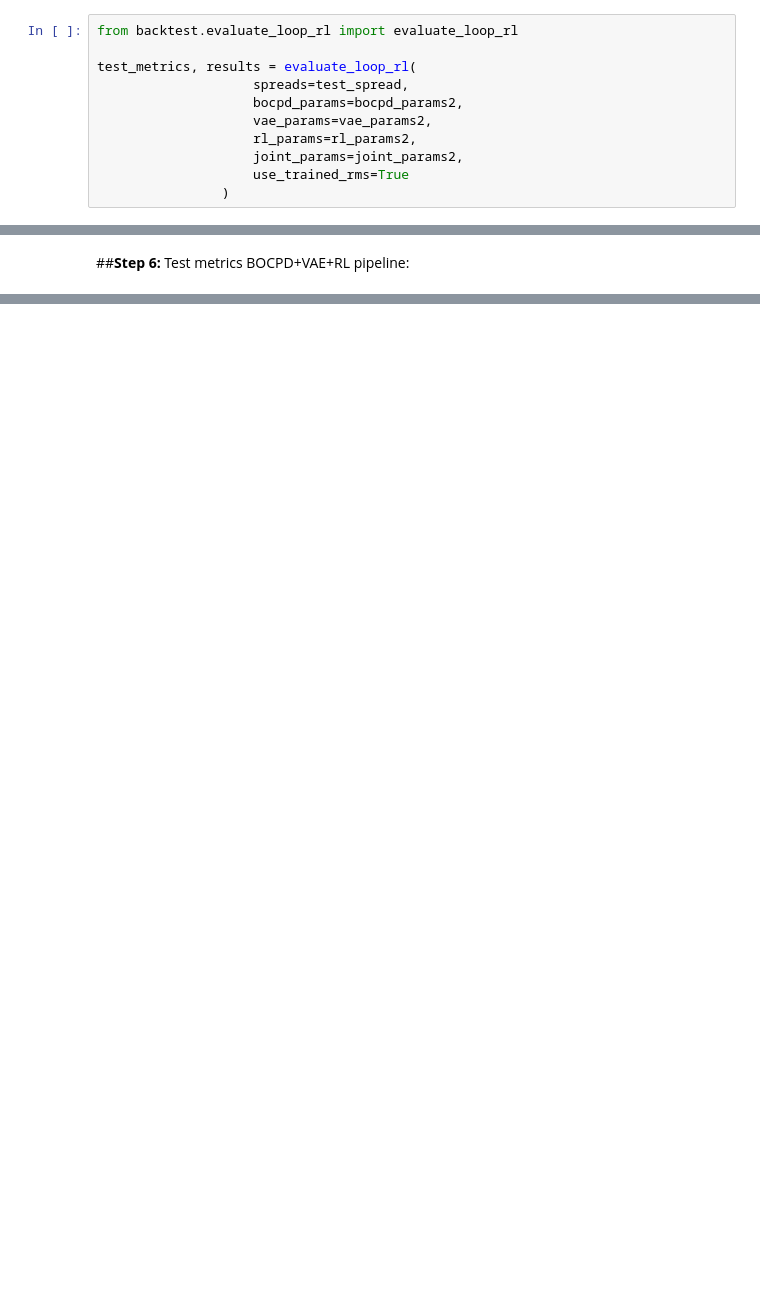
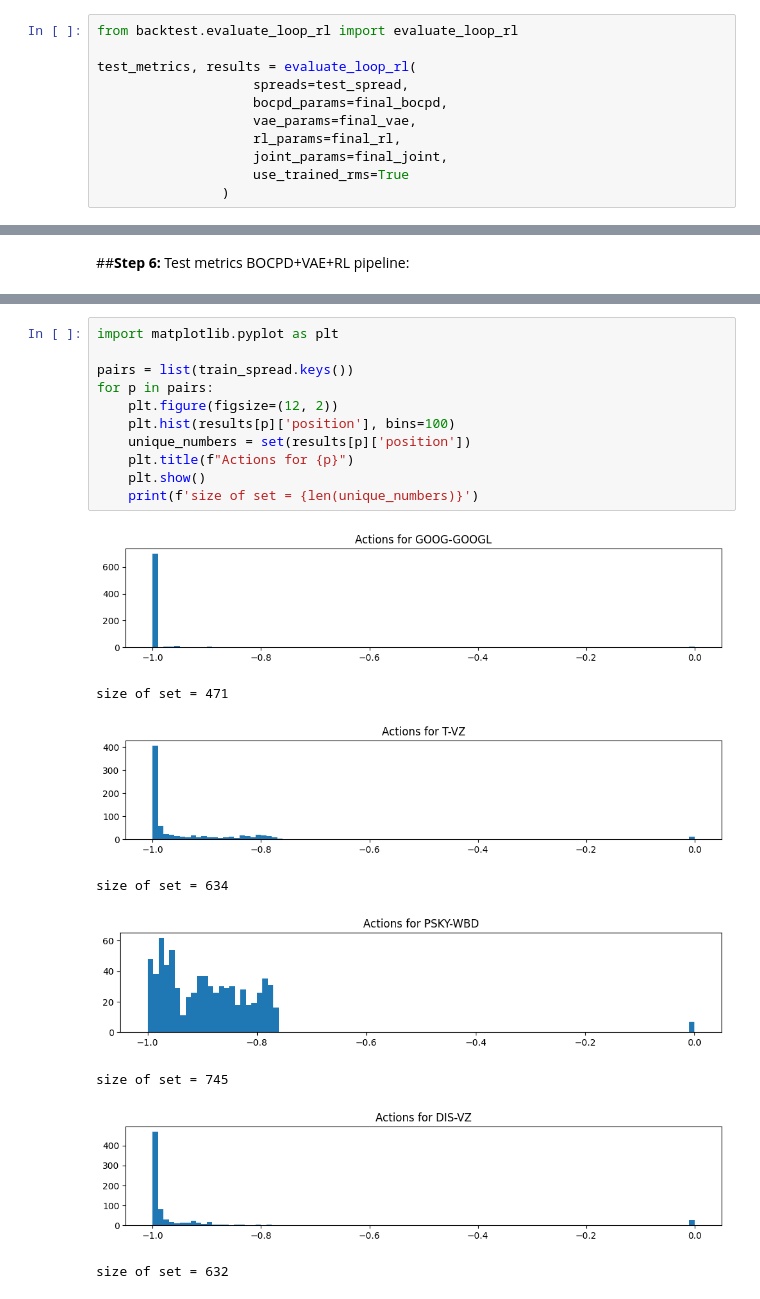
Before and after one commit to WQU-Capstone-11205/MarketNeutral_Trading_multiple_pairs, a Jupyter notebook: Notebooks/Enhanced_BOCPD_VAE_RL_pipeline_tune_train_test.ipynb, the cells around one changed output, grey strips where cells are left out. Drawn from its saved outputs; the diff is of its cells as text; blank space fills up the shorter version.

```diff
--- a/Notebooks/Enhanced_BOCPD_VAE_RL_pipeline_tune_train_test.ipynb
+++ b/Notebooks/Enhanced_BOCPD_VAE_RL_pipeline_tune_train_test.ipynb
@@ -259,10 +343,10 @@ from backtest.evaluate_loop_rl import evaluate_loop_rl
 
 test_metrics, results = evaluate_loop_rl(
                     spreads=test_spread,
-                    bocpd_params=bocpd_params2,
-                    vae_params=vae_params2,
-                    rl_params=rl_params2,
-                    joint_params=joint_params2,
+                    bocpd_params=final_bocpd,
+                    vae_params=final_vae,
+                    rl_params=final_rl,
+                    joint_params=final_joint,
                     use_trained_rms=True
                 )
 # %% [output]
@@ -296,0 +381,20 @@ CAPM Alpha-Beta versus SPY                        : alpha = 151.189894 , beta =
+# %%
+import matplotlib.pyplot as plt
+
+pairs = list(train_spread.keys())
+for p in pairs:
+    plt.figure(figsize=(12, 2))
+    plt.hist(results[p]['position'], bins=100)
+    unique_numbers = set(results[p]['position'])
+    plt.title(f"Actions for {p}")
+    plt.show()
+    print(f'size of set = {len(unique_numbers)}')
+# %% [output]
+[figure, added]
+size of set = 471
+[figure, added]
+size of set = 634
+[figure, added]
+size of set = 745
+[figure, added]
+size of set = 632
```
Also changed, not shown: parts of 17 cells of this notebook.
